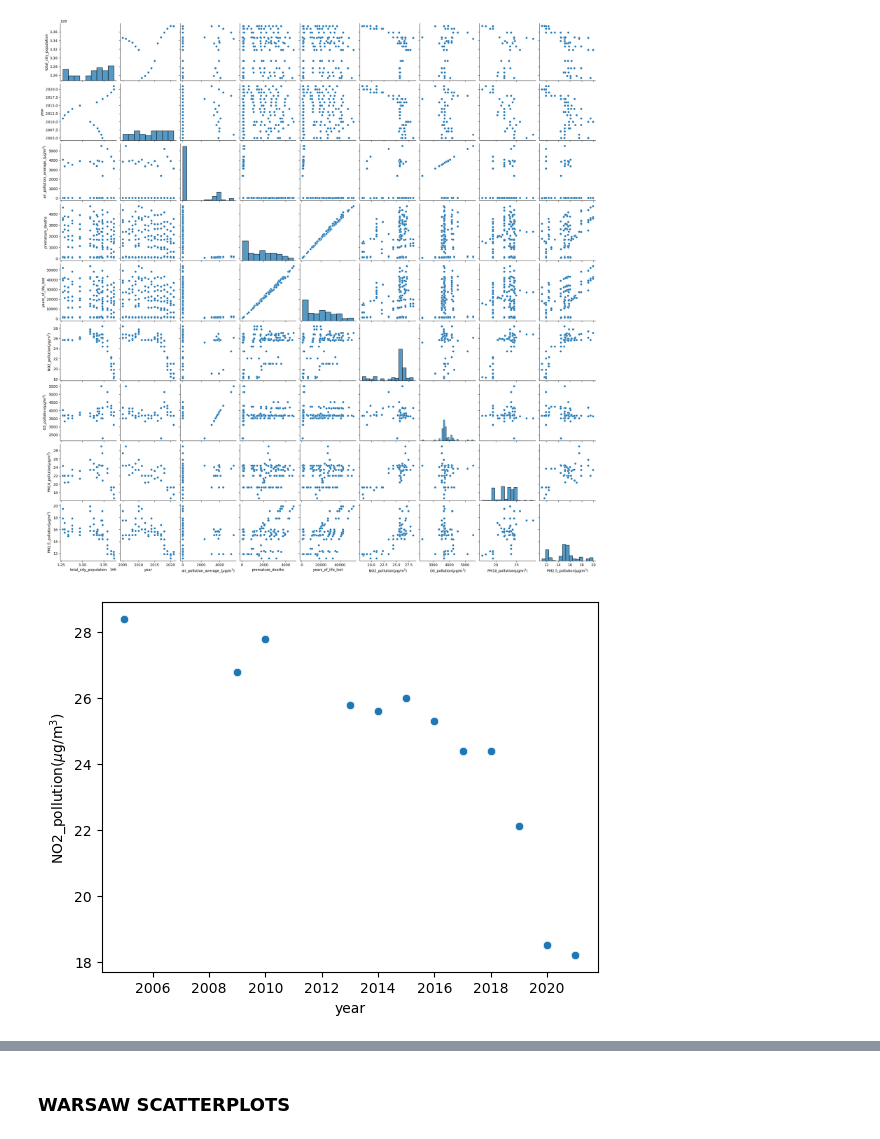
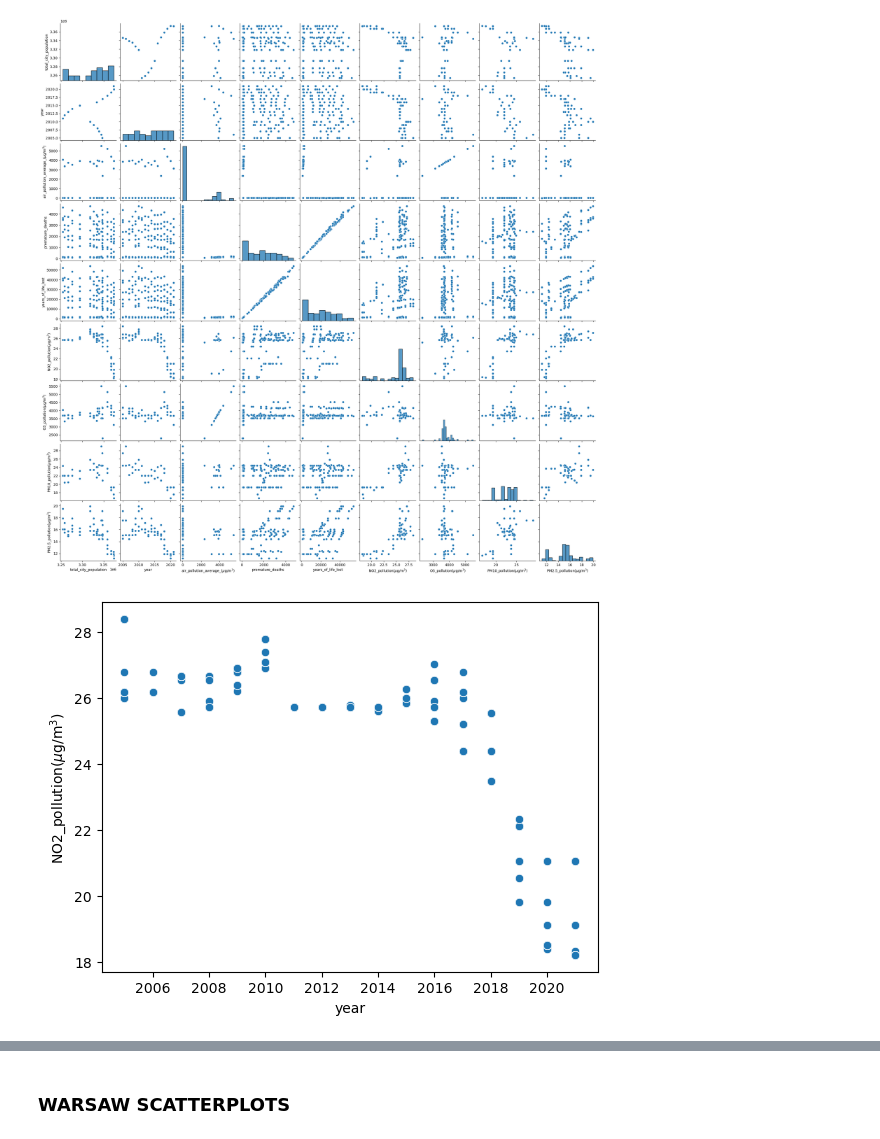
Before and after one commit to katchuli/PROJECT-Low-Emission-Zone-, a Jupyter notebook: files_for_the_project/Project_LOW_EMISSIONS_ZONE.ipynb, the cells around one changed output, grey strips where cells are left out. Cells and saved outputs as stored; diff of their text form; code cells hidden in the pictures.

```diff
--- a/files_for_the_project/Project_LOW_EMISSIONS_ZONE.ipynb
+++ b/files_for_the_project/Project_LOW_EMISSIONS_ZONE.ipynb
@@ -488,8 +484,8 @@ sns.pairplot(dfb_numerical_cleaned)
 <seaborn.axisgrid.PairGrid at 0x...>
 [figure]
 # %%
-sns.scatterplot(x=dfb_numerical_cleaned['year'], y=dfb_cleaned['NO2_pollution($\\mu$g/m$^3$)'])
+sns.scatterplot(x=dfb_numerical_cleaned['year'], y=dfb_numerical_cleaned['NO2_pollution($\\mu$g/m$^3$)'])
 plt.show()
 # %% [output]
-[figure, old version]
+[figure, new version]
 # %%
```
Also changed, not shown: parts of 23 cells of this notebook.
